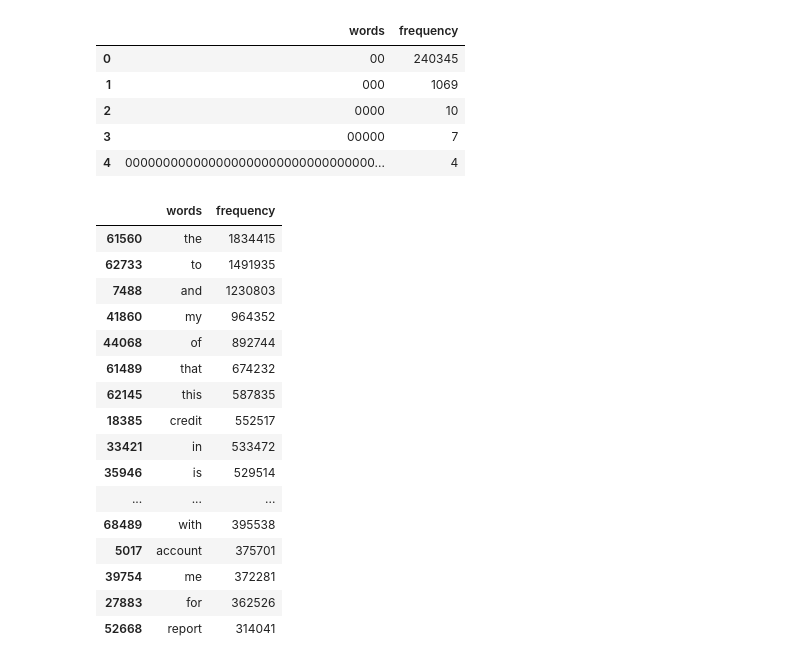
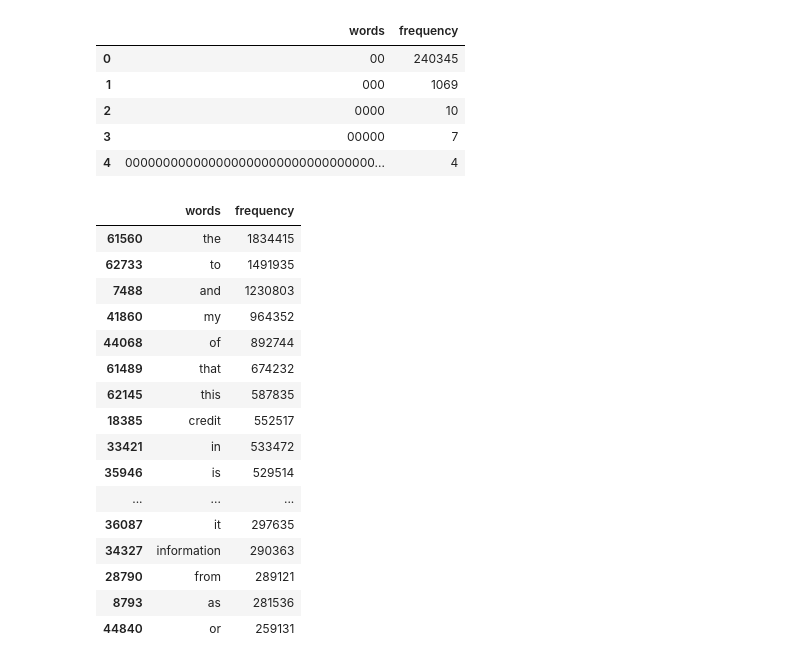
Before and after one commit to tomoumer/cfpb_text_classification-gambinos, a Jupyter notebook: notebooks/data_exploration.ipynb, the cells around one changed output. Saved outputs shown, nothing was run; the diff lists cells and outputs as text; code cells hidden in the pictures.

```diff
--- a/notebooks/data_exploration.ipynb
+++ b/notebooks/data_exploration.ipynb
@@ -73,13 +75,13 @@ KeyError: 'Consumer complaint narrative'
 # %%
-X = complaints[['Consumer complaint narrative']]
-y = complaints['Issue']
+X = complaints[['complaint_narrative']]
+y = complaints['issue']
 
 X_train, X_test, y_train, y_test = train_test_split(X, y, random_state = 321, stratify = y)
 # %%
 vect = CountVectorizer() # this is a transformer
 
-X_train_vec = vect.fit_transform(X_train['Consumer complaint narrative'])
-X_test_vec = vect.transform(X_test['Consumer complaint narrative'])
+X_train_vec = vect.fit_transform(X_train['complaint_narrative'])
+X_test_vec = vect.transform(X_test['complaint_narrative'])
 # %%
 vect.vocabulary_
 # %% [output]
@@ -119,22 +121,22 @@ word_counts.head()
 | 3 | 00000 | 7 |
 | 4 | 000000000000000000000000000000000... | 4 |
 # %%
-word_counts.sort_values('frequency', ascending=False).head(20)
+word_counts.sort_values('frequency', ascending=False).head(25)
 # %% [output]
 |  | words | frequency |
 | 61560 | the | 1834415 |
 | 62733 | to | 1491935 |
 | 7488 | and | 1230803 |
 | 41860 | my | 964352 |
 | 44068 | of | 892744 |
 | 61489 | that | 674232 |
 | 62145 | this | 587835 |
 | 18385 | credit | 552517 |
 | 33421 | in | 533472 |
 | 35946 | is | 529514 |
 | ... | ... | ... |
-| 68489 | with | 395538 |
-| 5017 | account | 375701 |
-| 39754 | me | 372281 |
-| 27883 | for | 362526 |
-| 52668 | report | 314041 |
+| 36087 | it | 297635 |
+| 34327 | information | 290363 |
+| 28790 | from | 289121 |
+| 8793 | as | 281536 |
+| 44840 | or | 259131 |
```
Also changed, not shown: parts of 4 cells of this notebook.
